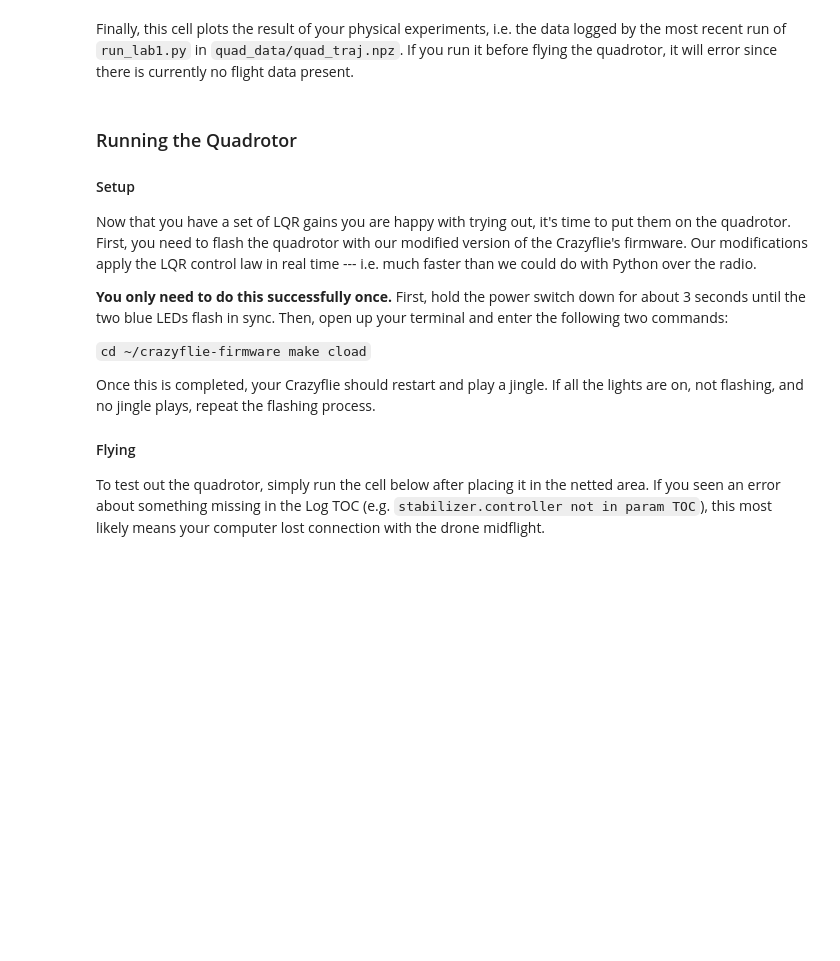
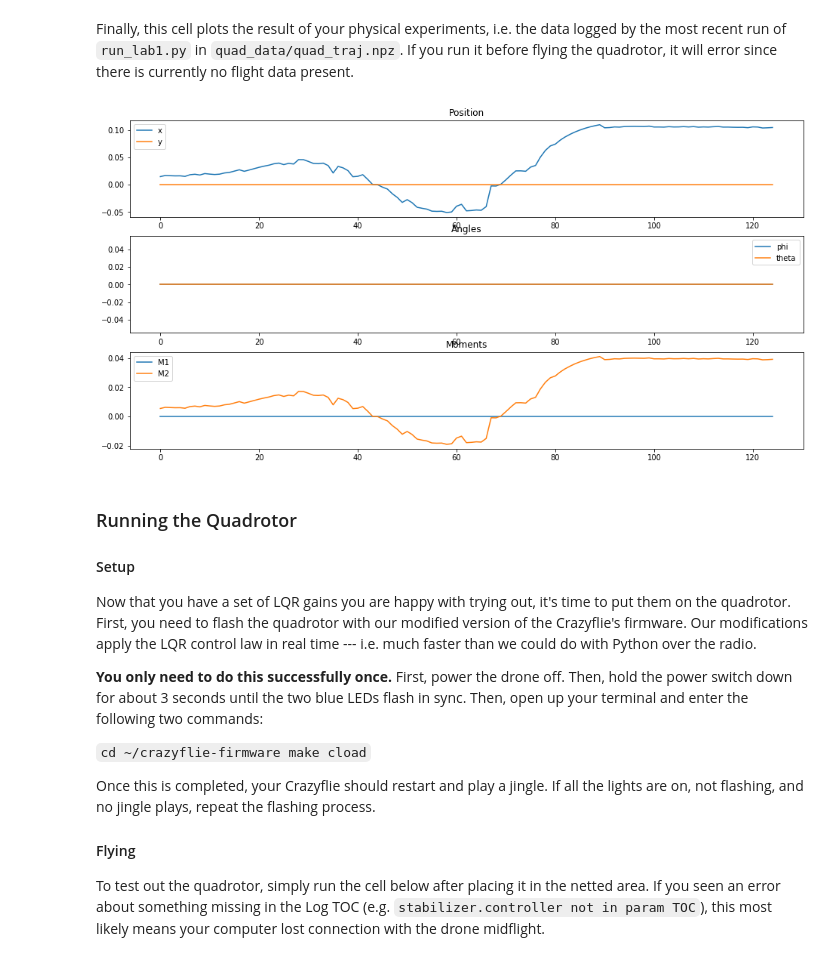
Before and after one commit to irom-lab/MAE345-Student, a Jupyter notebook: Lab2.ipynb, the cells around one changed output. Cells and saved outputs as stored; diff of their text form; code cells hidden in the pictures; blank space fills up the shorter version.

```diff
--- a/Lab2.ipynb
+++ b/Lab2.ipynb
@@ -156,28 +206,30 @@ Finally, this cell plots the result of your physical experiments, i.e. the data
 # %%
 import os
 
 if os.path.isfile('quad_data/quad_traj.npz'):
     npzfile = np.load('quad_data/quad_traj.npz')
 
     plt.rcParams["figure.figsize"] = (16,8)
     fig = plt.figure()
 
     ax = fig.add_subplot(311, title='Position')
-    ax.plot(npzfile['e_x'], label='x')
-    ax.plot(npzfile['e_y'], label='y')
+    ax.plot(npzfile['e_x'][:125], label='x')
+    ax.plot(npzfile['e_y'][:125], label='y')
     ax.legend()
 
     ax = fig.add_subplot(312, title='Angles')
-    ax.plot(npzfile['e_roll'], label='phi')
-    ax.plot(npzfile['e_pitch'], label='theta')
+    ax.plot(npzfile['e_roll'][:125], label='phi')
+    ax.plot(npzfile['e_pitch'][:125], label='theta')
     ax.legend()
 
     ax = fig.add_subplot(313, title='Moments')
-    ax.plot(npzfile['u2_pwm'] / (2 ** 15), label='M1')
-    ax.plot(npzfile['u3_pwm'] / (2 ** 15), label='M2')
+    ax.plot(npzfile['u2_pwm'][:125] / (2 ** 15), label='M1')
+    ax.plot(npzfile['u3_pwm'][:125] / (2 ** 15), label='M2')
     ax.legend()
 else:
     print('No flight data found.')
+# %% [output]
+[figure, added]
 # %% [markdown]
 ### Running the Quadrotor
 
@@ -185,7 +237,7 @@ else:
 
 Now that you have a set of LQR gains you are happy with trying out, it's time to put them on the quadrotor. First, you need to flash the quadrotor with our modified version of the Crazyflie's firmware. Our modifications apply the LQR control law in real time --- i.e. much faster than we could do with Python over the radio.
 
-**You only need to do this successfully once.** First, hold the power switch down for about 3 seconds until the two blue LEDs flash in sync. Then, open up your terminal and enter the following two commands:
+**You only need to do this successfully once.** First, power the drone off. Then, hold the power switch down for about 3 seconds until the two blue LEDs flash in sync. Then, open up your terminal and enter the following two commands:
 
 ``
 cd ~/crazyflie-firmware
```
Also changed, not shown: parts of 18 cells of this notebook.
